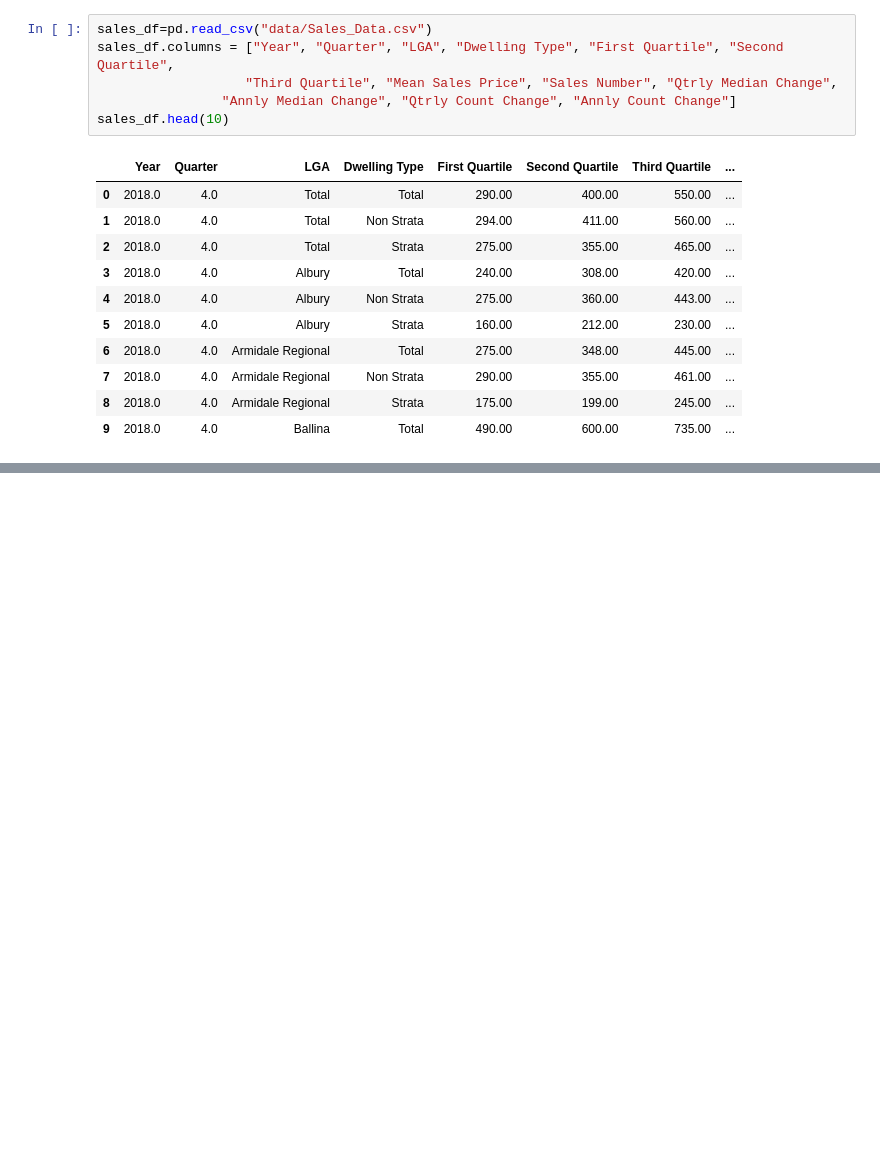
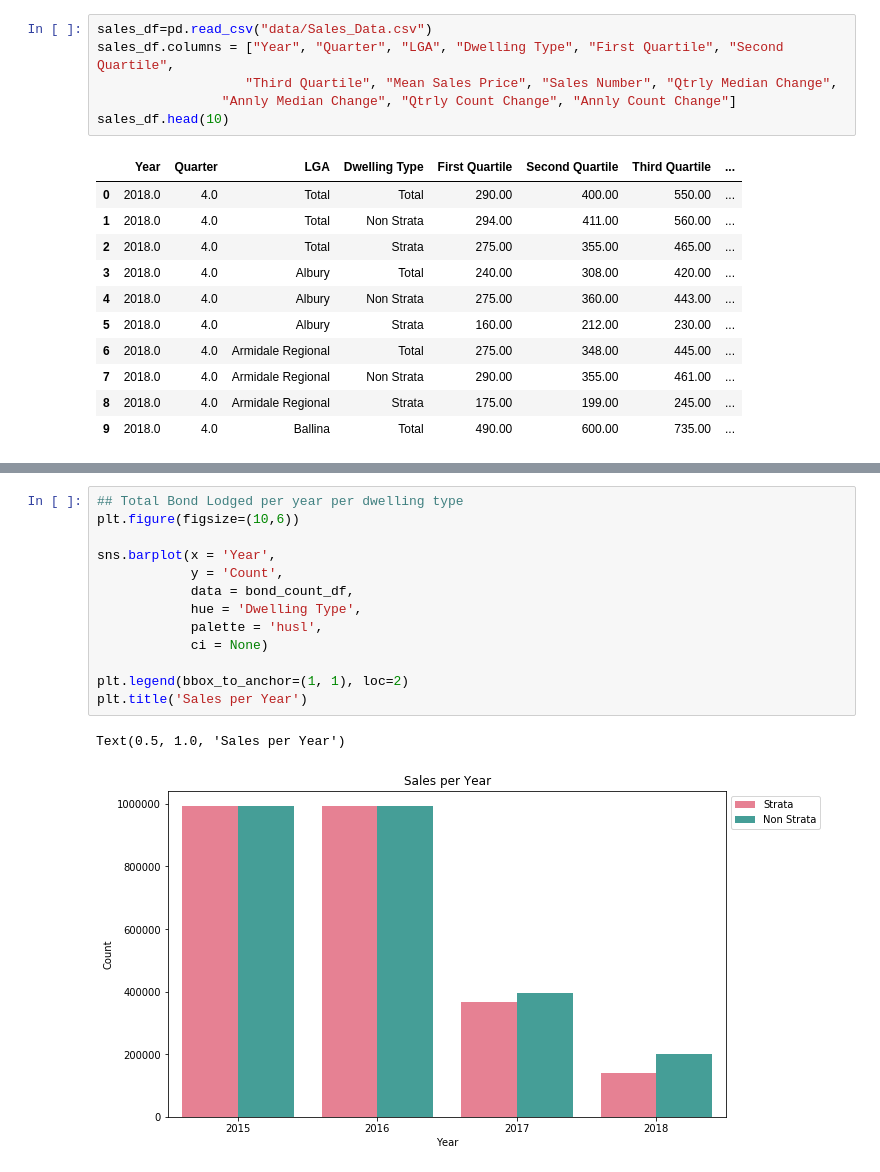
Before and after one commit to alyssa-raphaella/ITEC657_Project_GroupB, a Jupyter notebook: Sales Visualizations.ipynb, the cells around one changed output, grey strips where cells are left out. Saved outputs shown, nothing was run; the diff lists cells and outputs as text; blank space fills up the shorter version.

```diff
--- a/Sales Visualizations.ipynb
+++ b/Sales Visualizations.ipynb
@@ -55,0 +116,16 @@ sales_df.head(10)
+# %%
+## Total Bond Lodged per year per dwelling type
+plt.figure(figsize=(10,6))
+
+sns.barplot(x = 'Year',
+            y = 'Count',
+            data = bond_count_df,
+            hue = 'Dwelling Type',
+            palette = 'husl',
+            ci = None)
+
+plt.legend(bbox_to_anchor=(1, 1), loc=2)
+plt.title('Sales per Year')
+# %% [output]
+Text(0.5, 1.0, 'Sales per Year')
+[figure, added]
```
Also changed, not shown: parts of 12 cells of this notebook.
